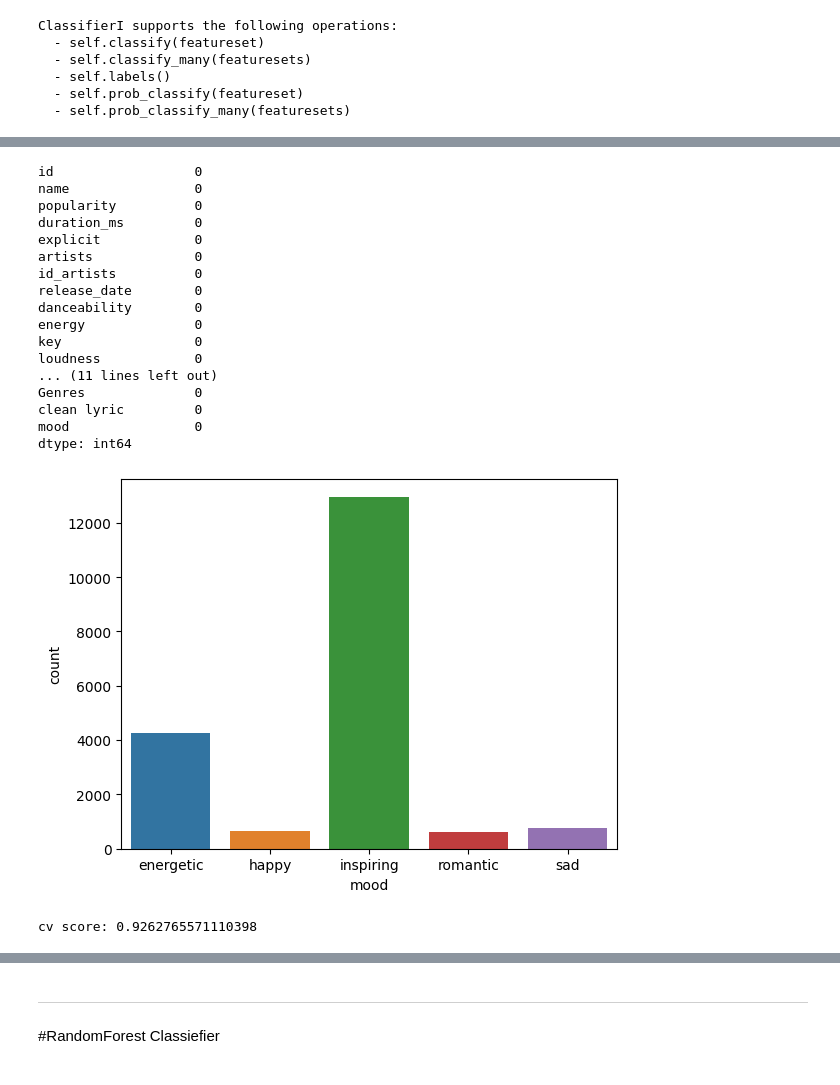
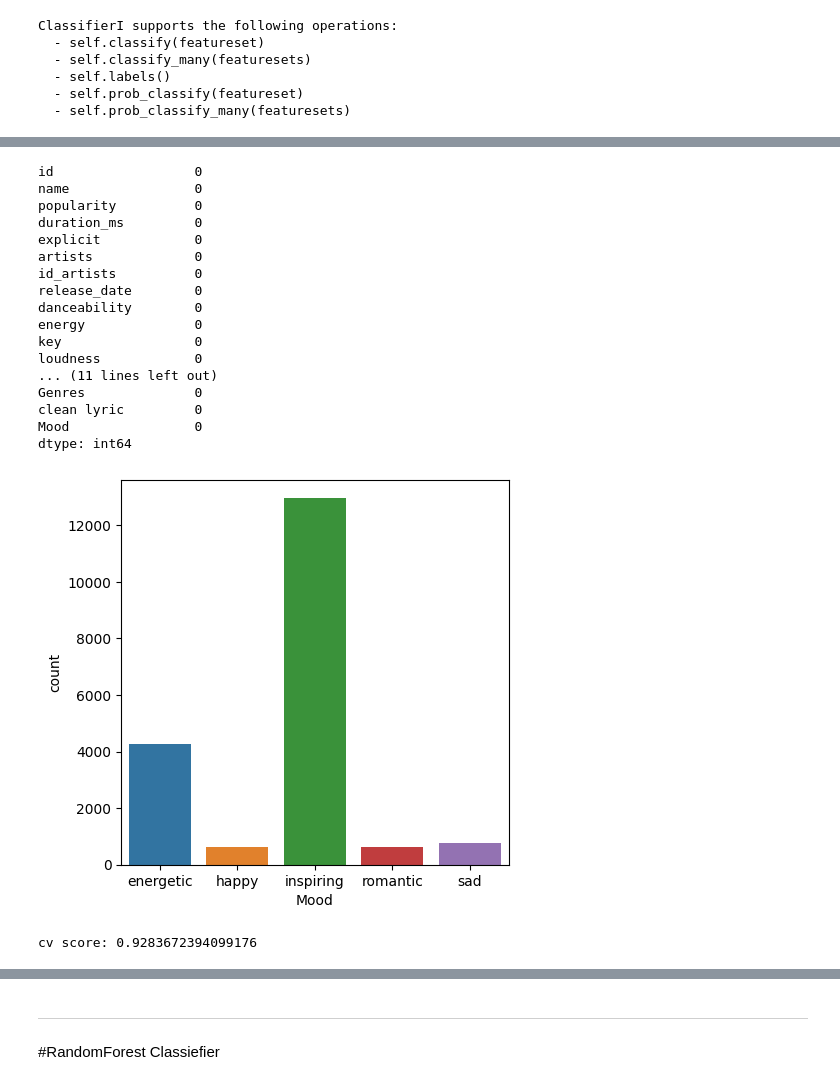
Before and after one commit to yashadityasinghnegi/dti-music-recommender, a Jupyter notebook: classification_compare.ipynb, the cells around one changed output, grey strips where cells are left out. Saved outputs shown, nothing was run; the diff lists cells and outputs as text; code cells hidden in the pictures.

```diff
--- a/classification_compare.ipynb
+++ b/classification_compare.ipynb
@@ -63,7 +63,7 @@ def assign_mood(row):
 
     # Add more conditions for other mood types
 # %%
-df_m = pd.read_csv('df_comb.csv')
+df_m = pd.read_csv('/content/df_comb_with_mood.csv')
 # %%
 df_m.head(1)
 # %% [output]
@@ -96,23 +92,23 @@ loudness            0
 ... (11 lines left out)
 Genres              0
 clean lyric         0
-mood                0
+Mood                0
 dtype: int64
 # %%
 import pandas as pd
 import seaborn as sns
 
 # Assuming you have a DataFrame called 'df' and a column named 'mood' containing mood labels
 # Convert the 'mood' column to categorical data type
-df_m['mood'] = pd.Categorical(df_m['mood'])
+df_m['Mood'] = pd.Categorical(df_m['Mood'])
 
 # Plot the count of each mood category
-sns.countplot(data=df_m, x='mood')
+sns.countplot(data=df_m, x='Mood')
 
 # Display the plot
 plt.show()
 # %% [output]
-[figure, old version]
+[figure, new version]
 # %%
 import pandas as pd
 from sklearn.preprocessing import StandardScaler
@@ -129,8 +125,8 @@ features_for_mood = ['energy', 'danceability', 'valence']
 hyper_opt = False
 
 #split into trainval and test
-trainx, testx, trainy, testy = train_test_split(df_m[features_for_mood], df_m['mood'], test_size = 0.33,
-                                                random_state = 42, stratify=df_m['mood'])
+trainx, testx, trainy, testy = train_test_split(df_m[features_for_mood], df_m['Mood'], test_size = 0.33,
+                                                random_state = 42, stratify=df_m['Mood'])
 
 scaler = StandardScaler()
 train_scaled = scaler.fit_transform(trainx)
@@ -147,7 +143,7 @@ if hyper_opt:
     import pdb
     pdb.set_trace()
 # %% [output]
-cv score: 0.9262765571110398
+cv score: 0.9283672394099176
 # %%
 from sklearn.model_selection import cross_validate
 # %%
```
Also changed, not shown: parts of 26 cells of this notebook.
